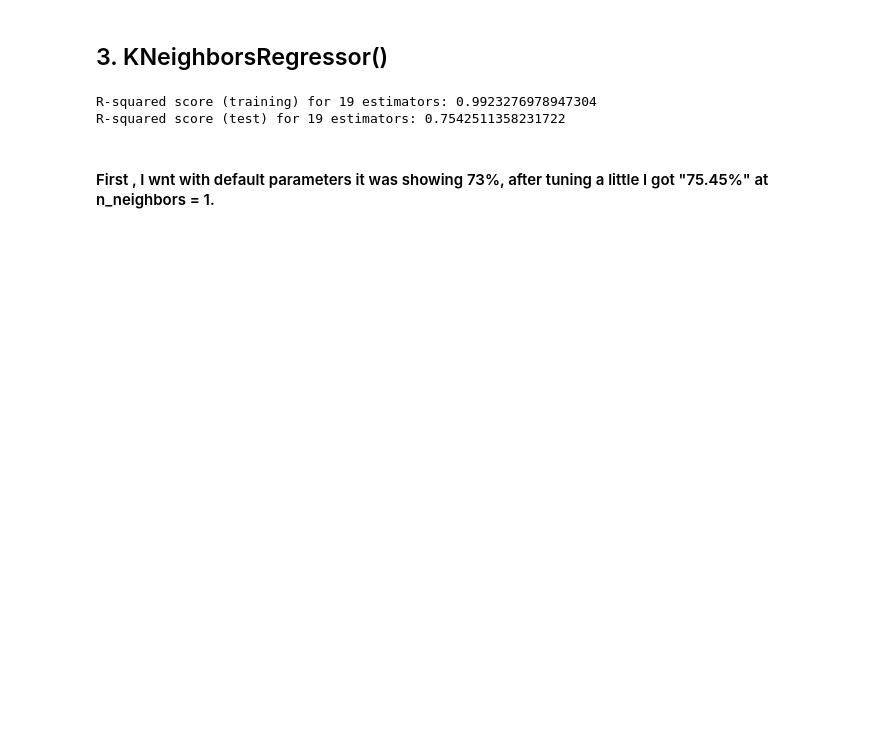
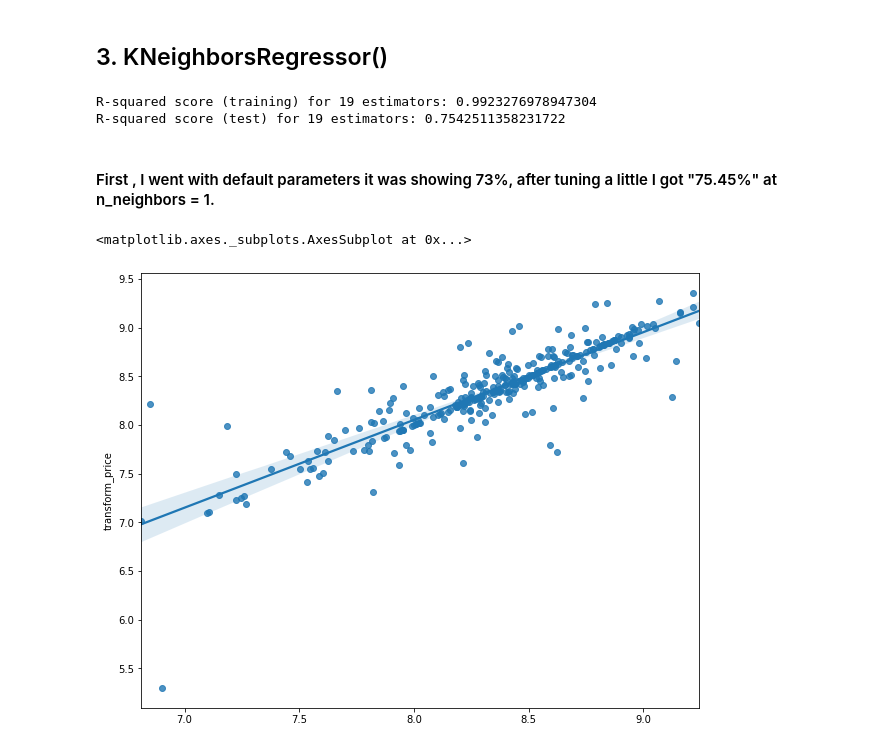
Before and after one commit to amruthanand1/Machine-Learning, a Jupyter notebook: model_trained.ipynb, the cells around one changed output. Saved outputs shown, nothing was run; the diff lists cells and outputs as text; code cells hidden in the pictures; blank space fills up the shorter version.

```diff
--- a/model_trained.ipynb
+++ b/model_trained.ipynb
@@ -149,4 +161,10 @@ print('R-squared score (test) for {} estimators:'.format(i), r2_score(y_test, y_
 R-squared score (training) for 19 estimators: 0.9923276978947304
 R-squared score (test) for 19 estimators: 0.7542511358231722
 # %% [markdown]
-#### First , I wnt with default parameters it was showing 73%, after tuning a little I got "75.45%" at n_neighbors = 1.
+#### First , I went with default parameters it was showing 73%, after tuning a little I got "75.45%" at n_neighbors = 1.
+# %%
+fig, axes = plt.subplots(figsize = (10, 8))
+sns.regplot(y_hat_test_knn, y_test, ax = axes)
+# %% [output]
+<matplotlib.axes._subplots.AxesSubplot at 0x...>
+[figure, added]
```
Also changed, not shown: parts of 2 cells of this notebook.
